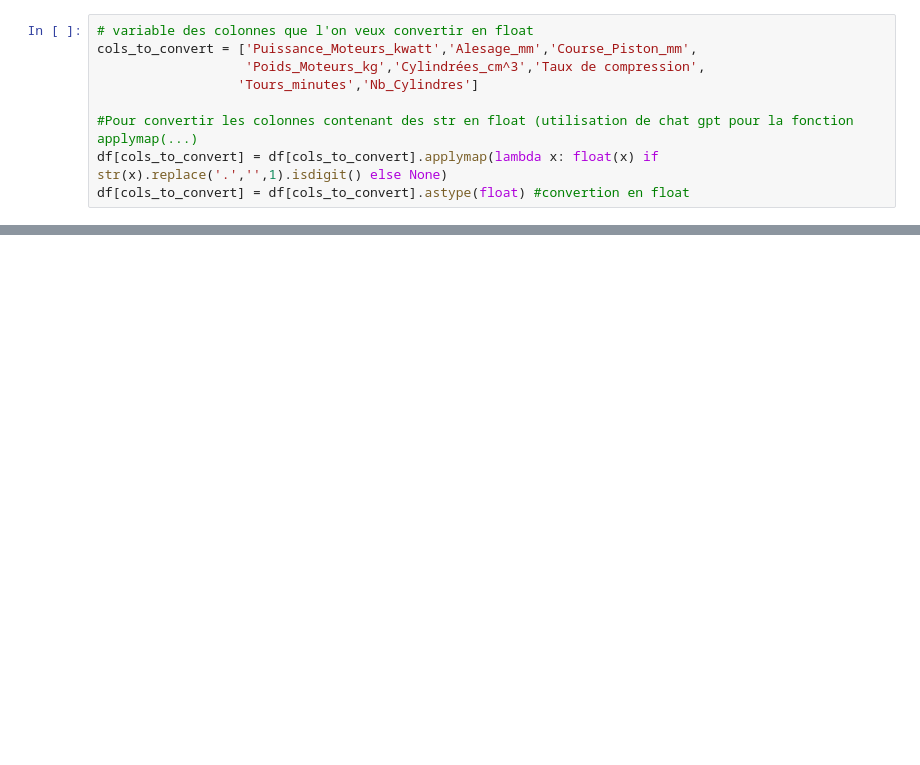
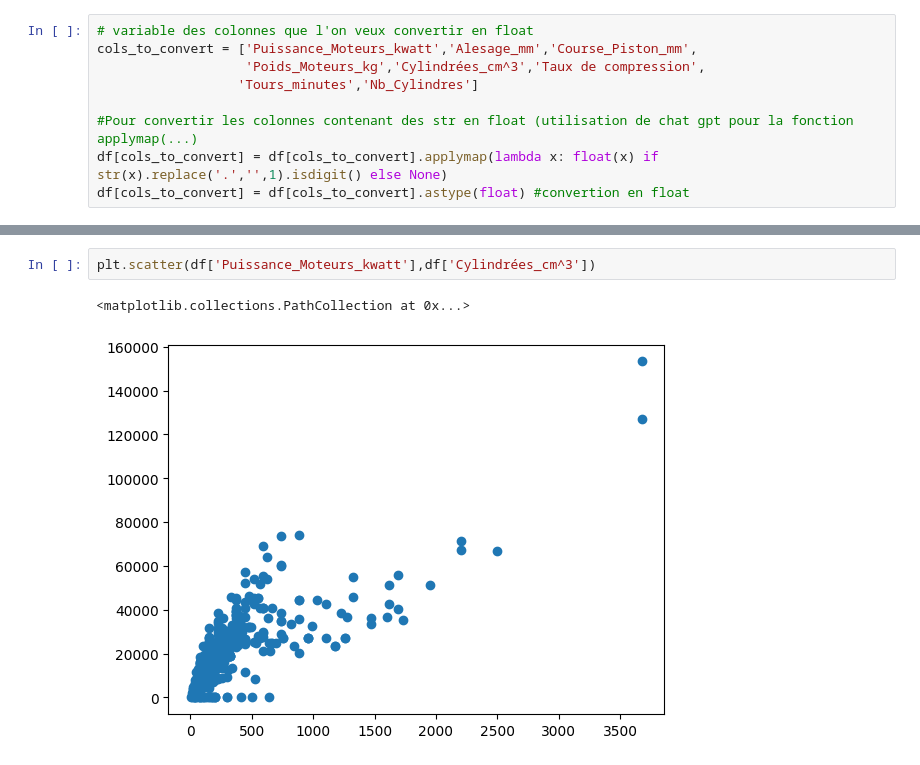
Before and after one commit to Paulciapello/Projet_Info_L2, a Jupyter notebook: main.ipynb, the cells around one changed output, grey strips where cells are left out. Drawn from its saved outputs; the diff is of its cells as text; blank space fills up the shorter version.

```diff
--- a/main.ipynb
+++ b/main.ipynb
@@ -124,0 +185,5 @@ df
+# %%
+plt.scatter(df['Puissance_Moteurs_kwatt'],df['Cylindrées_cm^3'])
+# %% [output]
+<matplotlib.collections.PathCollection at 0x...>
+[figure, added]
```
Also changed, not shown: parts of 22 cells of this notebook, 1 other file.
